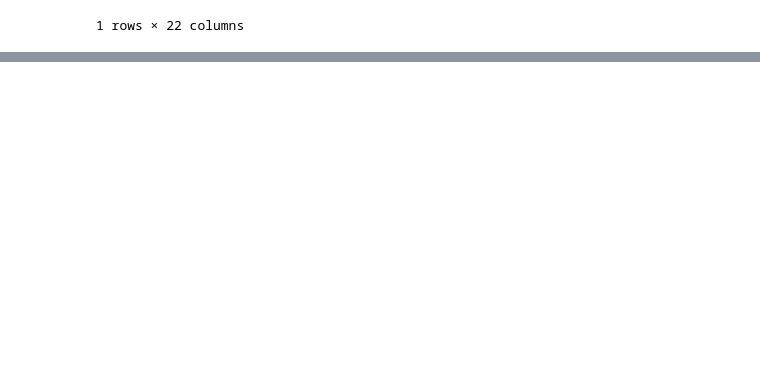
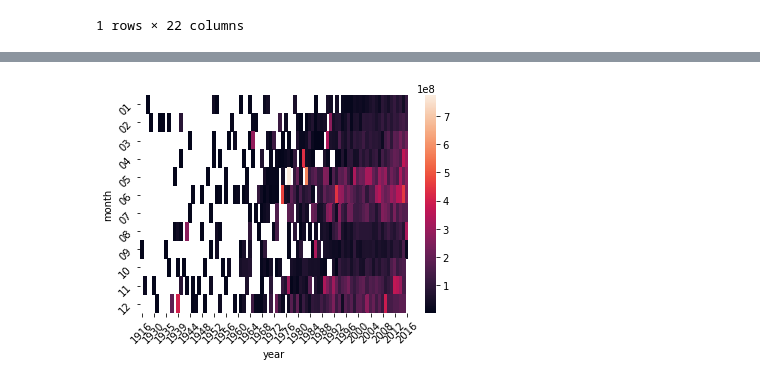
Before and after one commit to MoTo-LaBo/Python-data-science, a Jupyter notebook: seaborn/heatmap.ipynb, the cells around one changed output, grey strips where cells are left out. Cells and saved outputs as stored; diff of their text form; code cells hidden in the pictures; blank space fills up the shorter version.

Commit message:
heatmap add

```diff
--- a/seaborn/heatmap.ipynb
+++ b/seaborn/heatmap.ipynb
@@ -120,0 +121,9 @@ df.groupby(['year', 'month']).mean()
+# %%
+# filter 0 を除く・排除
+df = df[df['revenue'] !=0]
+
+# revenue の　年・月　平均値
+df.groupby(['year', 'month']).mean()['revenue']
+
+# pivot table で作成
+df.pivot_table(values='revenue', index=['month'], columns=['year'])
@@ -120,0 +148,6 @@ df.groupby(['year', 'month']).mean()
+# %%
+df['year'] = df['release_date'].apply(lambda x: x[:4])
+df['month'] = df['release_date'].apply(lambda x: x[5:7])
+
+# 各種値ごとの year, month の mean を算出してくれる
+df.groupby(['year', 'month']).mean()['revenue']
@@ -120,0 +168,6 @@ df.groupby(['year', 'month']).mean()
+# %%
+df['year'] = df['release_date'].apply(lambda x: x[:4])
+df['month'] = df['release_date'].apply(lambda x: x[5:7])
+
+# 上記だと　Series になってしまうので list で revenue を渡す / pivot table を作成したい為。DataFrameの形にしておく
+df.groupby(['year', 'month']).mean()[['revenue']]
@@ -120,0 +189,6 @@ df.groupby(['year', 'month']).mean()
+# %%
+df['year'] = df['release_date'].apply(lambda x: x[:4])
+df['month'] = df['release_date'].apply(lambda x: x[5:7])
+
+# 上記だと　Series になってしまうので list で revenue を渡す / pivot table を作成したい為。DataFrameの形にしておく
+df.groupby(['year', 'month']).mean()[['revenue']].pivot_table(values='revenue', index='month', columns='year')
@@ -120,0 +211,6 @@ df.groupby(['year', 'month']).mean()
+# %%
+revenue_df = df.groupby(['year', 'month']).mean()[['revenue']].pivot_table(values='revenue', index='month', columns='year')
+ax = sns.heatmap(revenue_df)
+ax.tick_params(rotation=45)
+# %% [output]
+[figure, added]
```
Also changed, not shown: parts of 10 cells of this notebook.
